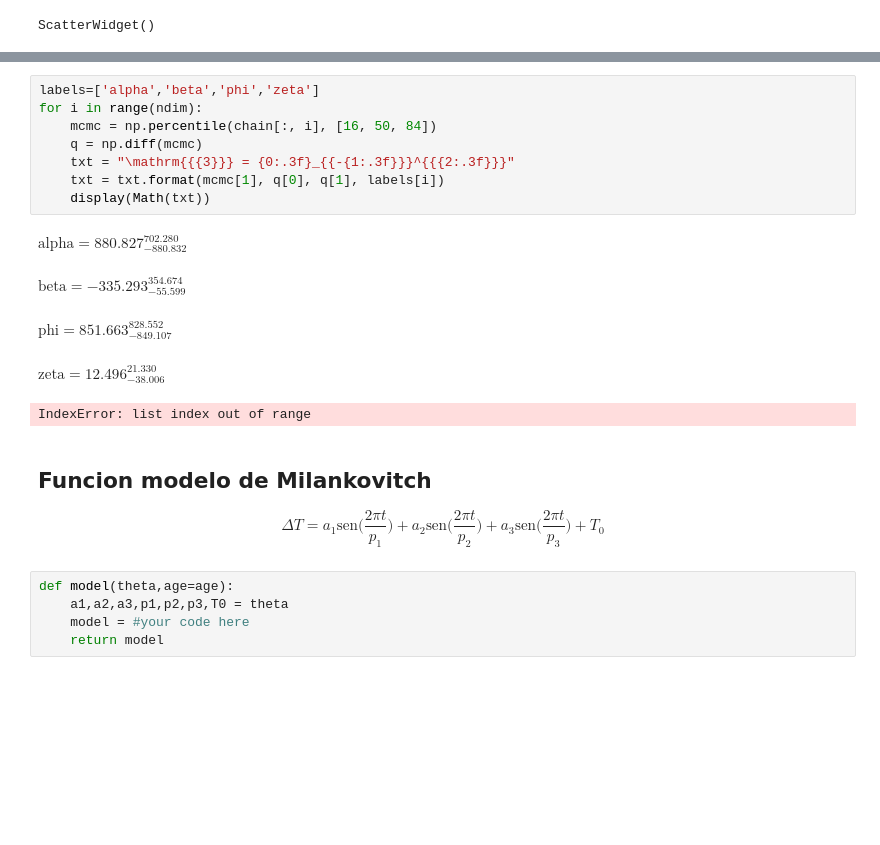
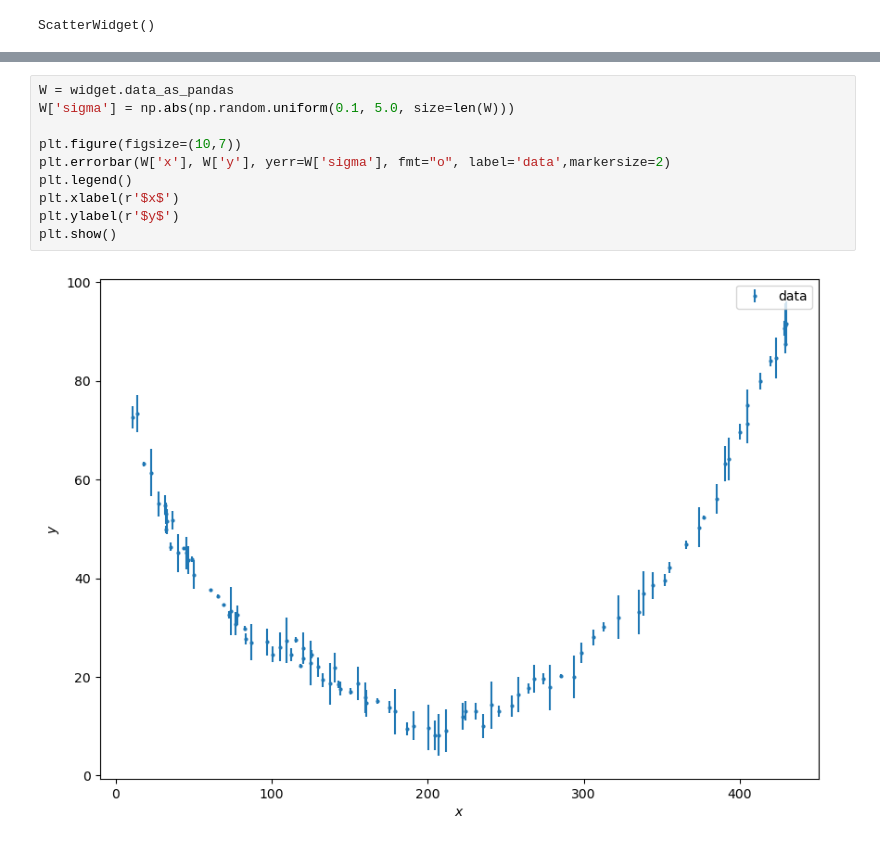
Before and after one commit to hol1m4n/PhysAstroNotes, a Jupyter notebook: Tools/MCMC AstroJournal 2025.ipynb, the cells around one changed output, grey strips where cells are left out. Drawn from its saved outputs; the diff is of its cells as text; blank space fills up the shorter version.

Commit message:
MCMC ex

```diff
--- a/Tools/MCMC AstroJournal 2025.ipynb
+++ b/Tools/MCMC AstroJournal 2025.ipynb
@@ -251,23 +28,12 @@ No artists with labels found to put in legend.  Note that artists whose label st
-# %%
-labels=['alpha','beta','phi','zeta']
-for i in range(ndim):
-    mcmc = np.percentile(chain[:, i], [16, 50, 84])
-    q = np.diff(mcmc)
-    txt = "\mathrm{{{3}}} = {0:.3f}_{{-{1:.3f}}}^{{{2:.3f}}}"
-    txt = txt.format(mcmc[1], q[0], q[1], labels[i])
-    display(Math(txt))
-# %% [output]
-$\displaystyle \mathrm{alpha} = 880.827_{-880.832}^{702.280}$
-$\displaystyle \mathrm{beta} = -335.293_{-55.599}^{354.674}$
-$\displaystyle \mathrm{phi} = 851.663_{-849.107}^{828.552}$
-$\displaystyle \mathrm{zeta} = 12.496_{-38.006}^{21.330}$
-IndexError: list index out of range
-# %% [markdown]
-## Funcion modelo de Milankovitch
-
-$$\Delta T  = a_1 \text{sen}  \Bigg( \frac{2\pi t}{p_1} \Bigg)  + a_2 \text{sen}  \Bigg( \frac{2\pi t}{p_2} \Bigg)  + a_3 \text{sen}  \Bigg( \frac{2\pi t}{p_3} \Bigg)   + T_0$$
-# %%
-def model(theta,age=age):
-    a1,a2,a3,p1,p2,p3,T0 = theta
-    model = #your code here
-    return model
+# %%
+W = widget.data_as_pandas
+W['sigma'] = np.abs(np.random.uniform(0.1, 5.0, size=len(W)))
+
+plt.figure(figsize=(10,7))
+plt.errorbar(W['x'], W['y'], yerr=W['sigma'], fmt="o", label='data',markersize=2)
+plt.legend()
+plt.xlabel(r'$x$')
+plt.ylabel(r'$y$')
+plt.show()
+# %% [output]
+[figure, added]
```
Also changed, not shown: parts of 50 cells of this notebook, 1 other file.
